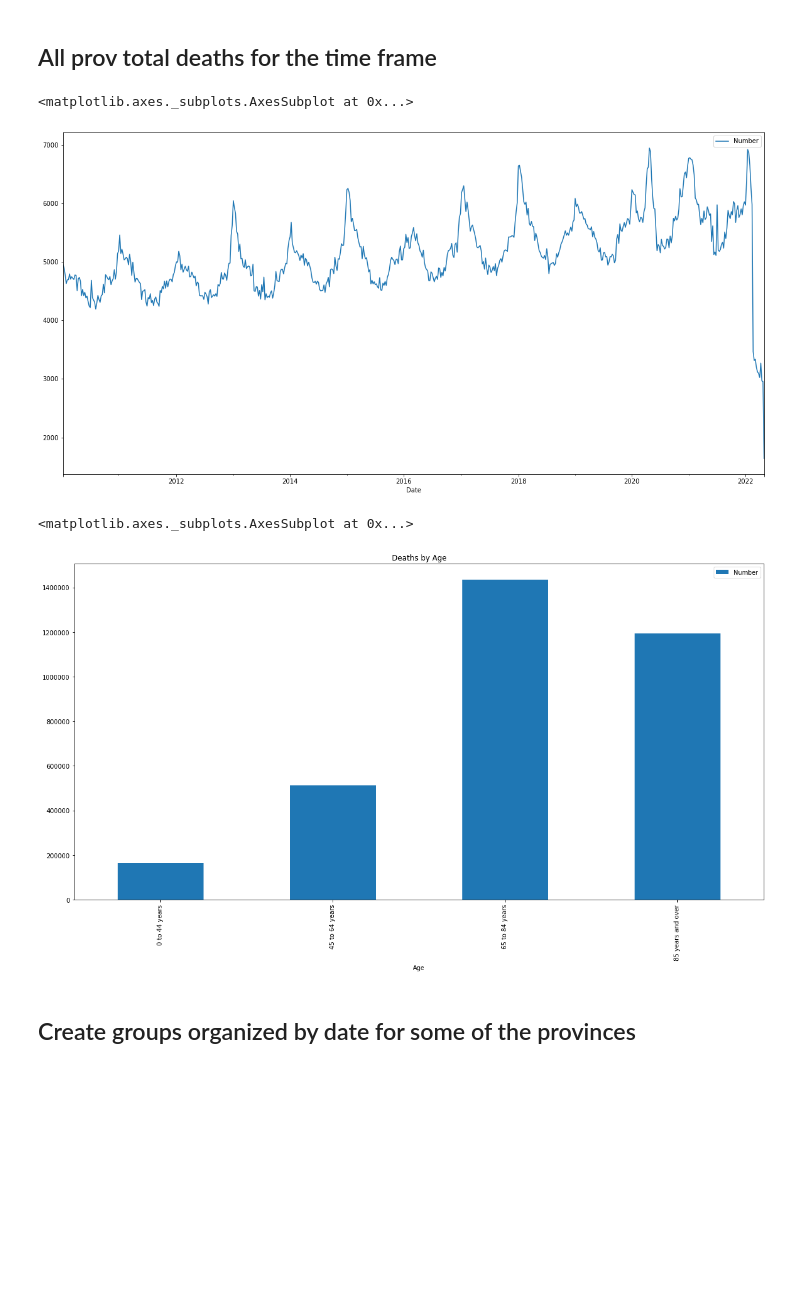
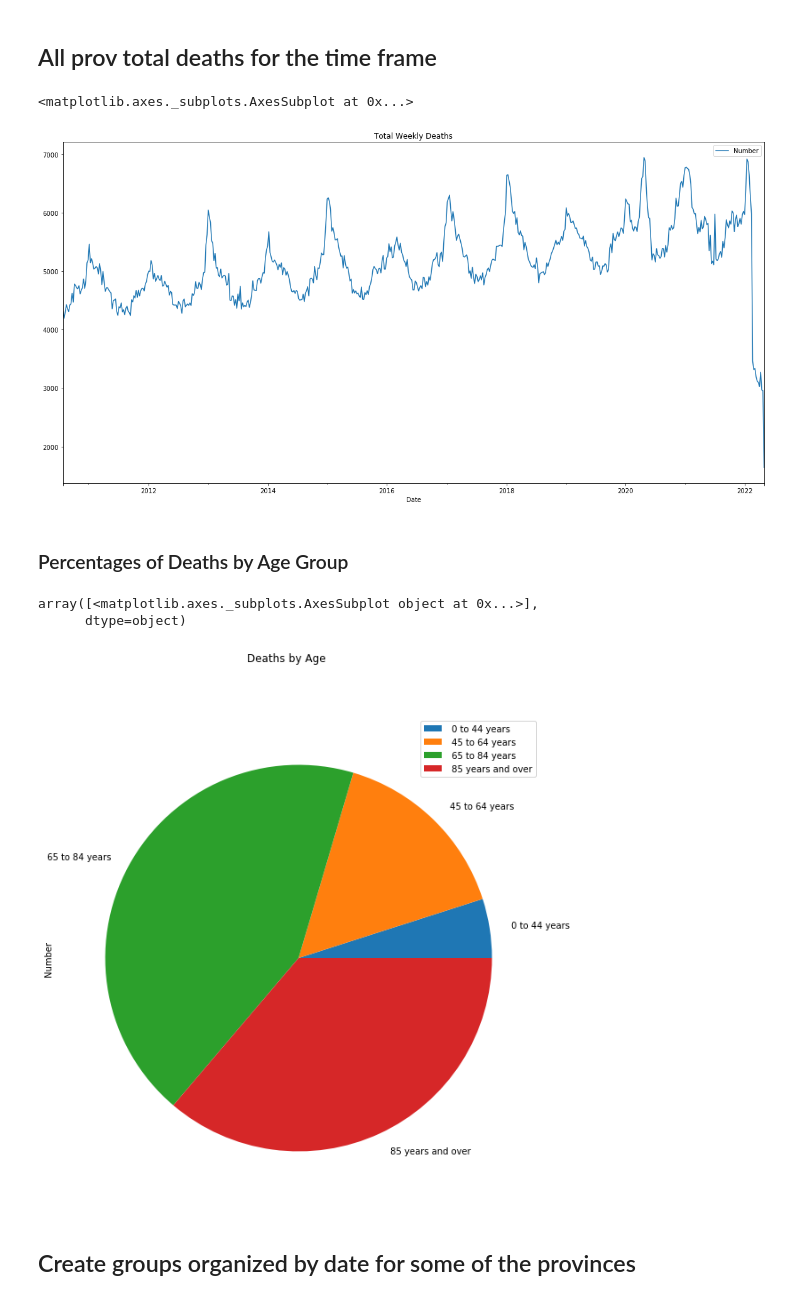
Before and after one commit to OwenRempel/Canada-Prov-Death-Stats, a Jupyter notebook: StatsCanadaDeathsByProv.ipynb, the cells around one changed output. Drawn from its saved outputs; the diff is of its cells as text; code cells hidden in the pictures; blank space fills up the shorter version.

Commit message:
Tweaks and added in cause of death

```diff
--- a/StatsCanadaDeathsByProv.ipynb
+++ b/StatsCanadaDeathsByProv.ipynb
@@ -75,15 +85,18 @@ OrderByAgeList = ParsedTable.groupby('Age').sum('Number')
 # %% [markdown]
 ## All prov total deaths for the time frame
 # %%
-OrderByDateList.plot(figsize=(15, 10))
+OrderByDateList.plot(figsize=(20, 10), title='Total Weekly Deaths')
 # %% [output]
 <matplotlib.axes._subplots.AxesSubplot at 0x...>
-[figure, old version]
+[figure, new version]
+# %% [markdown]
+### Percentages of Deaths by Age Group
 # %%
-OrderByAgeList.plot(kind='bar', figsize=(15, 10), title='Deaths by Age')
+OrderByAgeList.plot(kind='pie', subplots=True, figsize=(15, 10), title='Deaths by Age')
 # %% [output]
-<matplotlib.axes._subplots.AxesSubplot at 0x...>
+array([<matplotlib.axes._subplots.AxesSubplot object at 0x...>],
+      dtype=object)
-[figure, old version]
+[figure, new version]
 # %% [markdown]
  ## Create groups organized by date for some of the provinces
 # %%
```
Also changed, not shown: parts of 26 cells of this notebook.
